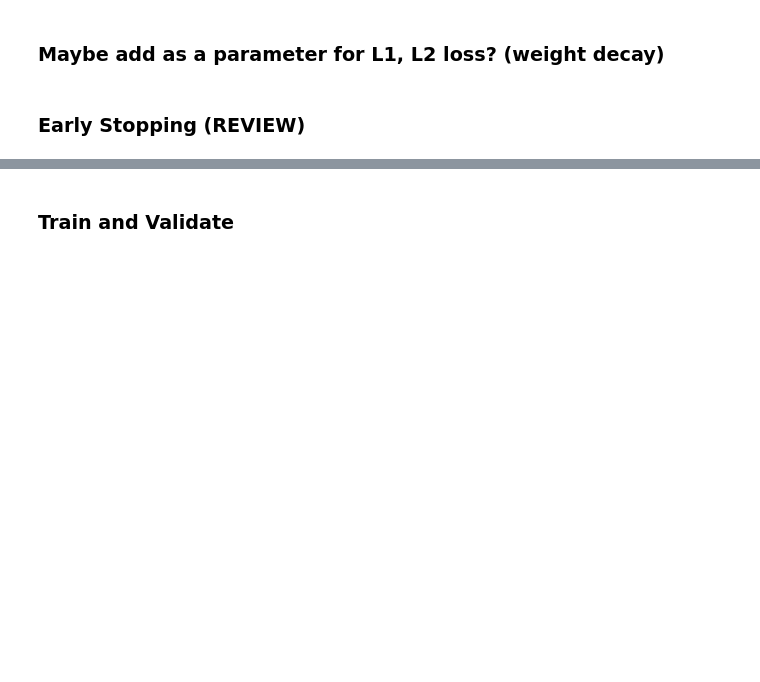
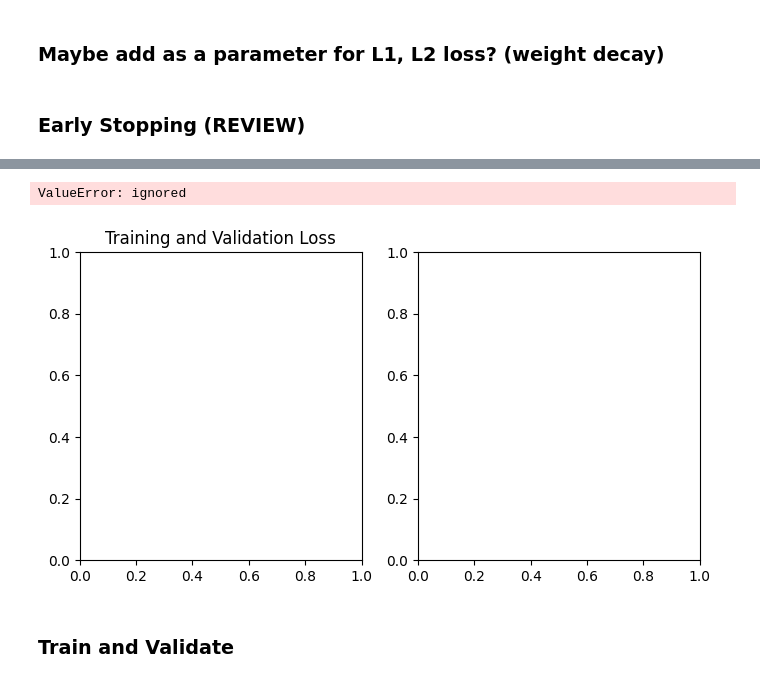
Before and after one commit to travislatchman/HeartSoundClassifier_CNN, a Jupyter notebook: HeartSoundClassifier_CNN_1D.ipynb, the cells around one changed output, grey strips where cells are left out. Saved outputs shown, nothing was run; the diff lists cells and outputs as text; code cells hidden in the pictures; blank space fills up the shorter version.

```diff
--- a/HeartSoundClassifier_CNN_1D.ipynb
+++ b/HeartSoundClassifier_CNN_1D.ipynb
@@ -138,7 +139,7 @@ def time_shift(audio_data, sample_rate):
 # %%
 def pitch_shift(audio_data, sample_rate):
     pitch_shift_amount = np.random.uniform(-1.0, 1.0)
-    shifted_data = librosa.effects.pitch_shift(audio_data, sample_rate, pitch_shift_amount)
+    shifted_data = librosa.effects.pitch_shift(audio_data, sr=sample_rate, n_steps=pitch_shift_amount)
     return shifted_data
 # %% [markdown]
 ##### Add Random Noise
@@ -325,18 +285,22 @@ class HeartSoundClassifier(nn.Module):
 # %%
-def write_prepped_audio(label_dir, file_name, audio_sample_len):
+def write_prepped_audio(label_dir, file_name, audio_sample_len, target_sample_rate = 2000):
+  if file_name[-4:] != ".wav": return None, None
+
   if not os.path.exists(os.path.join(label_dir, "prepped_audio")):
     os.makedirs(os.path.join(label_dir, "prepped_audio"))
   new_file_path = os.path.join(label_dir, "prepped_audio", file_name)
-  audio_data, sample_rate = load_audio_file(new_file_path)
+  if os.path.exists(new_file_path): return new_file_path, None
+
+  audio_data, sample_rate = load_audio_file(os.path.join(label_dir, file_name), target_sample_rate)
 
   # if audio_data is shorter than 1/3 the target audio sample length, return None
   # else, pad with zeros
   if len(audio_data) < audio_sample_len/3:
-    return None
-  else:
-    new_audio_data = np.zeros(audio_sample_len, dtype=np.float32)
-    new_audio_data[:len(audio_data)] = audio_data
-    scipy.io.wavfile.write(new_audio_data)
+    return None, None
+  elif len(audio_data) < audio_sample_len:
+    audio_data = np.concatenate((audio_data, np.zeros(audio_sample_len)), dtype=np.float32)
+  scipy.io.wavfile.write(new_file_path, sample_rate, audio_data[:audio_sample_len])
+  return new_file_path, audio_data[:audio_sample_len]
 # %% [markdown]
 # Training, Validation, Testing
 # %%
@@ -389,7 +354,9 @@ plt.hist(file_lens[:i], bins=[0,1000,2000,3000,4000,5000,6000,7000,8000,9000,500
 # Initialize the model, loss function, and optimizer
 input_size = len(train_loader.dataset[0][0])
 num_classes = len(np.unique(encoded_labels))
-model = HeartSoundClassifier(input_size, num_classes)
-criterion = nn.CrossEntropyLoss()
+model = HeartSoundClassifier()
+criterion = nn.BCEWithLogitsLoss(reduction='none')
 learning_rate = 0.01
 optimizer = torch.optim.Adam(model.parameters(), learning_rate)
+
+summary(model.cuda(), input_size=(9000,))
@@ -396,9 +381,9 @@ optimizer = torch.optim.Adam(model.parameters(), learning_rate)
 # %% [markdown]
 ### Maybe add as a parameter for L1, L2 loss? (weight decay)
 # %%
-# # Adjust this parameter for L1/L2 regularization
-# weight_decay = 1e-5
-# optimizer = torch.optim.Adam(model.parameters(), lr=learning_rate, weight_decay=weight_decay)
+# Adjust this parameter for L1/L2 regularization
+weight_decay = 1e-5
+optimizer = torch.optim.Adam(model.parameters(), lr=learning_rate, weight_decay=weight_decay)
 # %% [markdown]
 ### Early Stopping (REVIEW)
 # %%
@@ -467,3 +489,17 @@ optimizer = torch.optim.Adam(model.parameters(), learning_rate)
+# %%
+fig, ax = plt.subplots(1,2, figsize=(8,4))
+x = range(1,len(train_losses))
+ax[0].set_title('Training and Validation Loss')
+ax[0].plot(x, train_losses, label='Training')
+ax[0].plot(x, val_losses, label='Validation')
+ax[0].legend()
+ax[1].set_title('Training and Validation Accuracy')
+ax[1].plot(x, train_accs, label='Training')
+ax[1].plot(x, val_accs, label='Validation')
+ax[1].legend()
+# %% [output]
+ValueError: ignored
+[figure, added]
 # %% [markdown]
 ### Train and Validate
 # %%
```
Also changed, not shown: parts of 26 cells of this notebook.
